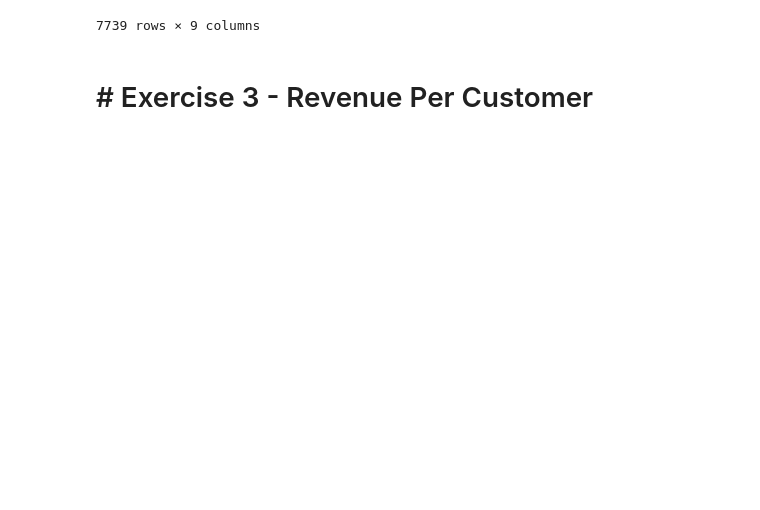
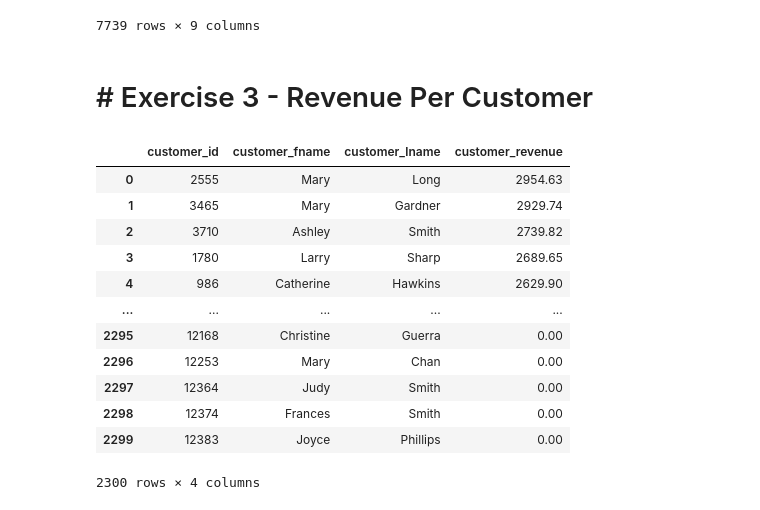
Before and after one commit to ZygimantasB/data_engineering_essentials_using_sql_python_pyspark, a Jupyter notebook: Section 9 Exercises for Basic SQL Queries/section_9.ipynb, the cells around one changed output. Cells and saved outputs as stored; diff of their text form; code cells hidden in the pictures; blank space fills up the shorter version.

```diff
--- a/Section 9 Exercises for Basic SQL Queries/section_9.ipynb
+++ b/Section 9 Exercises for Basic SQL Queries/section_9.ipynb
@@ -167,3 +167,37 @@ FROM customers c
 7739 rows × 9 columns
 # %% [markdown]
 # # Exercise 3 - Revenue Per Customer
+# %%
+%%sql
+SELECT
+    c.customer_id,
+    c.customer_fname,
+    c.customer_lname,
+    COALESCE(SUM(oi.order_item_quantity * oi.order_item_product_price), 0) AS customer_revenue
+FROM
+    customers c
+LEFT JOIN
+    orders o ON c.customer_id = o.order_customer_id
+LEFT JOIN
+    order_items oi ON o.order_id = oi.order_item_order_id
+WHERE
+    o.order_status IN ('COMPLETE', 'CLOSED') AND
+    TO_CHAR(o.order_date, 'YYYY-MM') = '2014-01'
+GROUP BY
+    c.customer_id, c.customer_fname, c.customer_lname
+ORDER BY
+    customer_revenue DESC, c.customer_id ASC;
+# %% [output]
+|  | customer_id | customer_fname | customer_lname | customer_revenue |
+| 0 | 2555 | Mary | Long | 2954.63 |
+| 1 | 3465 | Mary | Gardner | 2929.74 |
+| 2 | 3710 | Ashley | Smith | 2739.82 |
+| 3 | 1780 | Larry | Sharp | 2689.65 |
+| 4 | 986 | Catherine | Hawkins | 2629.90 |
+| ... | ... | ... | ... | ... |
+| 2295 | 12168 | Christine | Guerra | 0.00 |
+| 2296 | 12253 | Mary | Chan | 0.00 |
+| 2297 | 12364 | Judy | Smith | 0.00 |
+| 2298 | 12374 | Frances | Smith | 0.00 |
+| 2299 | 12383 | Joyce | Phillips | 0.00 |
+2300 rows × 4 columns
```
